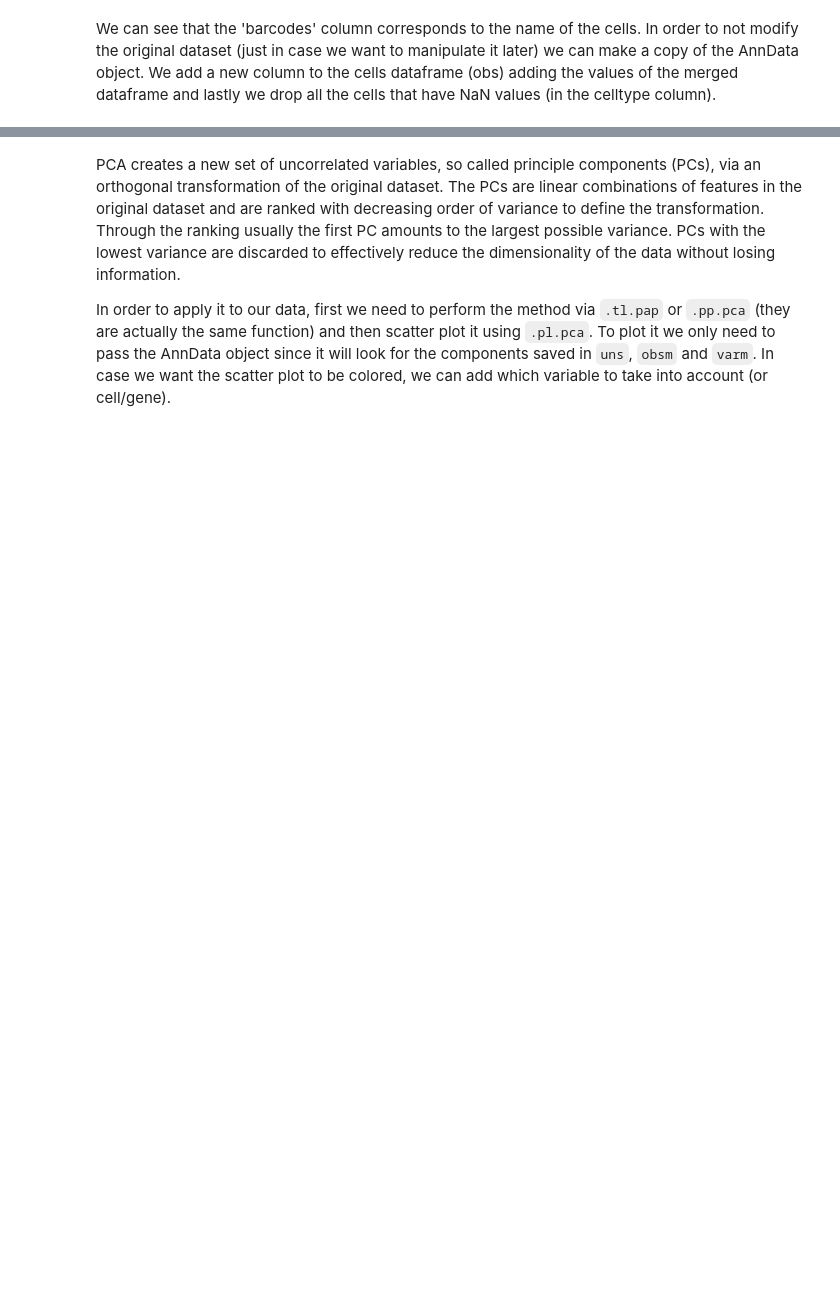
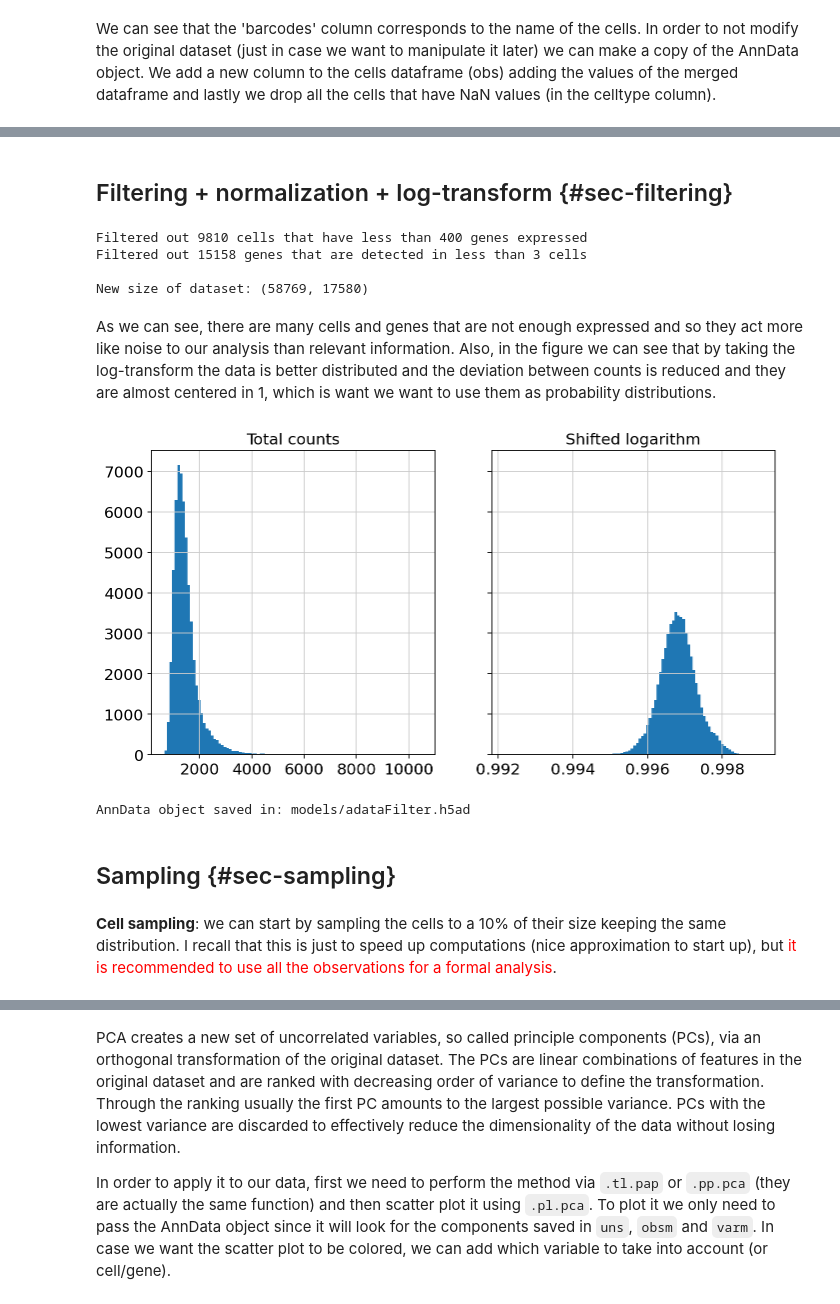
Before and after one commit to lucas-rdlr/rna-sequencing, a Jupyter notebook: notebooks/main.ipynb, the cells around one changed output, grey strips where cells are left out. Saved outputs shown, nothing was run; the diff lists cells and outputs as text; code cells hidden in the pictures; blank space fills up the shorter version.

```diff
--- a/notebooks/main.ipynb
+++ b/notebooks/main.ipynb
@@ -8,4 +0,0 @@ import scanpy as sc
-# %%
-sc.settings.verbosity = 3             # verbosity: errors (0), warnings (1), info (2), hints (3)
-sc.logging.print_header()
-sc.settings.set_figure_params(dpi=80, facecolor='white')
@@ -100,2 +117,0 @@ One can also perform easy quality control metrics all at once, for both the cell
-# %%
-sc.pp.calculate_qc_metrics(adataFiltered, percent_top=None, log1p=False, inplace=True)
@@ -131,10 +117,0 @@ adataFiltered = sc.read_h5ad('models/adataFiltered.h5ad')
-# %%
-import matplotlib.pyplot as plt
-import seaborn as sns
-
-fig, axes = plt.subplots(nrows=1, ncols=2, sharey=True, figsize=(10, 5))
-p1 = sns.histplot(adataFiltered.obs["total_counts"], bins=100, kde=False, ax=axes[0])
-axes[0].set_title("Total counts")
-p2 = sns.histplot(adataFiltered.X.sum(1), bins=100, kde=False, ax=axes[1])
-axes[1].set_title("Shifted logarithm")
-plt.show()
@@ -208,0 +139,47 @@ dataList = [adataFiltered, adataALRA, adataMAGIC]
+# %% [markdown]
+## Filtering + normalization + log-transform {#sec-filtering}
+# %%
+adata = sc.read_h5ad("models/adata.h5ad")
+adataFilter = adata.copy()
+
+cells, genes = 3, 400
+sc.pp.filter_cells(adataFilter, min_genes=genes)
+sc.pp.filter_genes(adataFilter, min_cells=cells)
+
+sc.pp.calculate_qc_metrics(adataFilter, percent_top=None, log1p=False, inplace=True)
+sc.pp.normalize_total(adataFilter, target_sum=1)
+sc.pp.log1p(adataFilter)
+
+diff = np.array(adata.shape) - np.array(adataFilter.shape)
+print(f"Filtered out {diff[0]} cells that have less than {genes} genes expressed")
+print(f"Filtered out {diff[1]} genes that are detected in less than {cells} cells")
+print("\nNew size of dataset:", adataFilter.shape)
+# %% [output]
+Filtered out 9810 cells that have less than 400 genes expressed
+Filtered out 15158 genes that are detected in less than 3 cells
+
+New size of dataset: (58769, 17580)
+# %% [markdown]
+As we can see, there are many cells and genes that are not enough expressed and so they act more like noise to our analysis than relevant information. Also, in the figure we can see that by taking the log-transform the data is better distributed and the deviation between counts is reduced and they are almost centered in 1, which is want we want to use them as probability distributions.
+# %%
+fig, [ax1, ax2] = plt.subplots(nrows=1, ncols=2, sharey=True, figsize=(10, 5))
+
+ax1.set_title("Total counts")
+ax1.hist(adata.obs["total_counts"], bins=100)
+
+ax2.set_title("Shifted logarithm")
+ax2.hist(adata.X.sum(1), bins=100)
+plt.show()
+# %% [output]
+[figure, added]
+# %%
+name = 'models/adataFilter.h5ad'
+adataFilter.write(name)
+
+print("AnnData object saved in:", name)
+# %% [output]
+AnnData object saved in: models/adataFilter.h5ad
+# %% [markdown]
+## Sampling {#sec-sampling}
+# %% [markdown]
+**Cell sampling**: we can start by sampling the cells to a 10% of their size keeping the same distribution. I recall that this is just to speed up computations (nice approximation to start up), but <font color="red">it is recommended to use all the observations for a formal analysis</font>.
```
Also changed, not shown: parts of 121 cells of this notebook, 6 other files.
